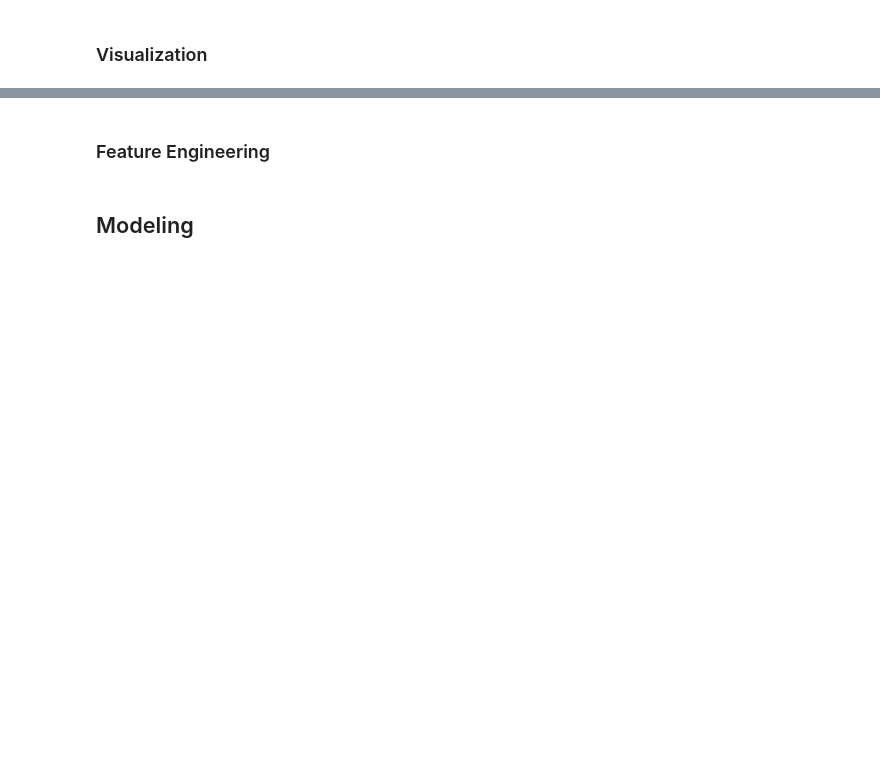
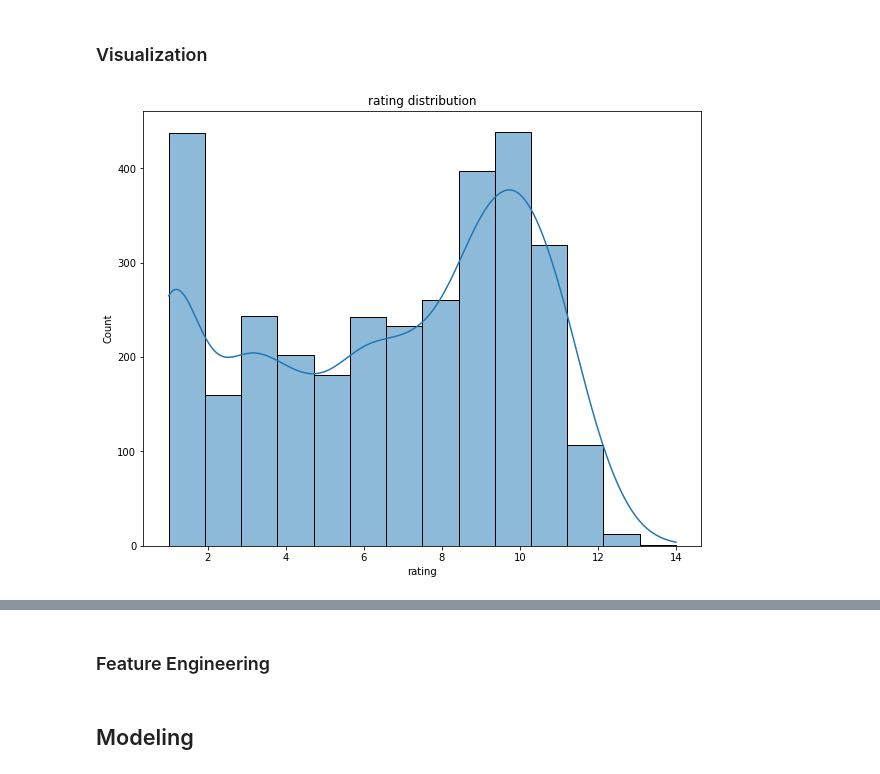
Before and after one commit to sglibova/chart-difficulty-with-machine-learning, a Jupyter notebook: final_notebook.ipynb, the cells around one changed output, grey strips where cells are left out. Saved outputs shown, nothing was run; the diff lists cells and outputs as text; code cells hidden in the pictures; blank space fills up the shorter version.

```diff
--- a/final_notebook.ipynb
+++ b/final_notebook.ipynb
@@ -144,0 +159,4 @@ from src.visualizer import distribution, scatter_correlation, box_plot
+# %%
+distribution(tech_df, 'rating')
+# %% [output]
+[figure, added]
```
Also changed, not shown: parts of 14 cells of this notebook, 7 other files.
